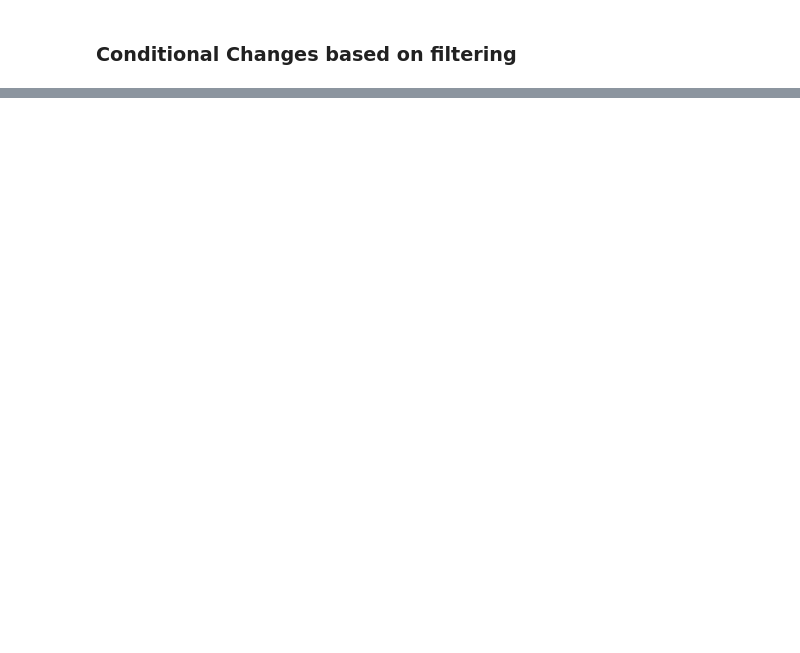
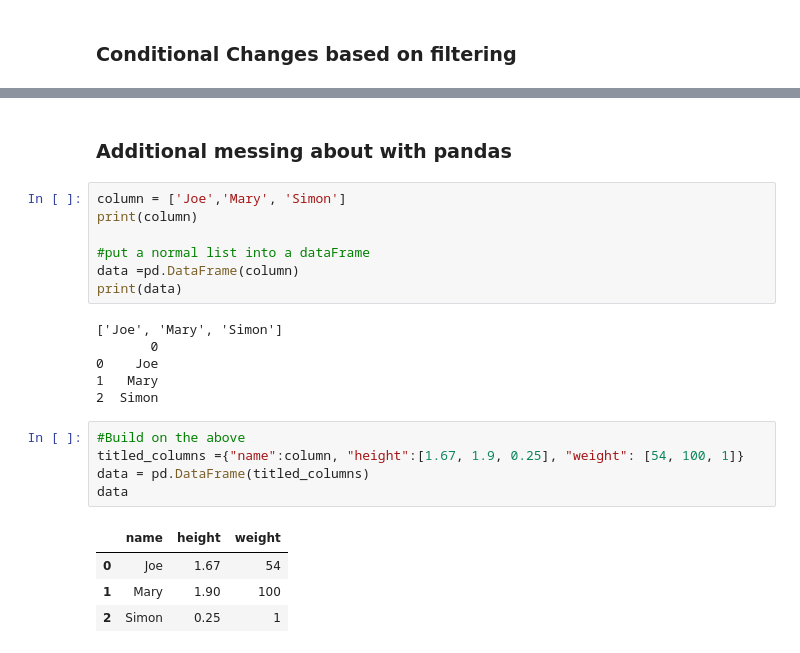
Before and after one commit to f-ssemwanga/pandas-numpy-repo, a Jupyter notebook: pandasDemo.ipynb, the cells around one changed output, grey strips where cells are left out. Saved outputs shown, nothing was run; the diff lists cells and outputs as text; blank space fills up the shorter version.

Commit message:
complete pandas basics

```diff
--- a/pandasDemo.ipynb
+++ b/pandasDemo.ipynb
@@ -287,0 +271,25 @@ df.head(10)
+# %% [markdown]
+### Additional messing about with pandas
+# %%
+column = ['Joe','Mary', 'Simon']
+print(column)
+
+#put a normal list into a dataFrame
+data =pd.DataFrame(column)
+print(data)
+# %% [output]
+['Joe', 'Mary', 'Simon']
+       0
+0    Joe
+1   Mary
+2  Simon
+# %%
+#Build on the above
+titled_columns ={"name":column, "height":[1.67, 1.9, 0.25], "weight": [54, 100, 1]}
+data = pd.DataFrame(titled_columns)
+data
+# %% [output]
+|  | name | height | weight |
+| 0 | Joe | 1.67 | 54 |
+| 1 | Mary | 1.90 | 100 |
+| 2 | Simon | 0.25 | 1 |
```
Also changed, not shown: parts of 6 cells of this notebook, 2 other files.
